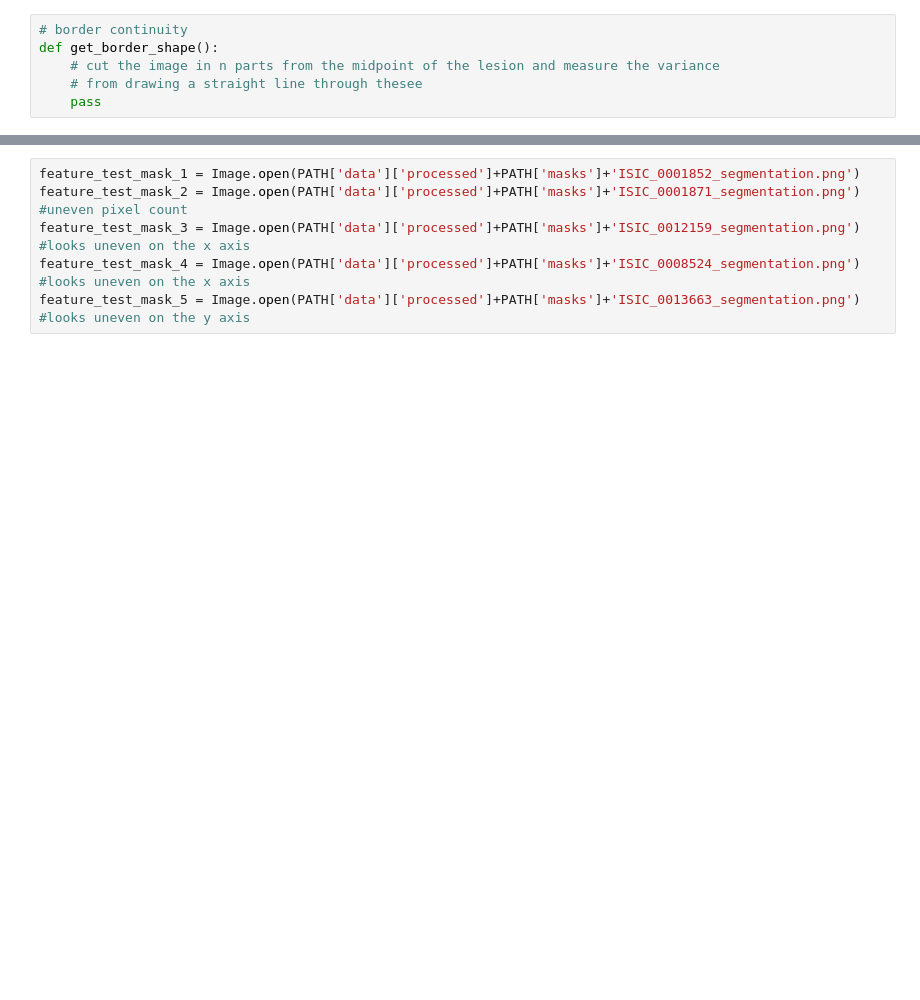
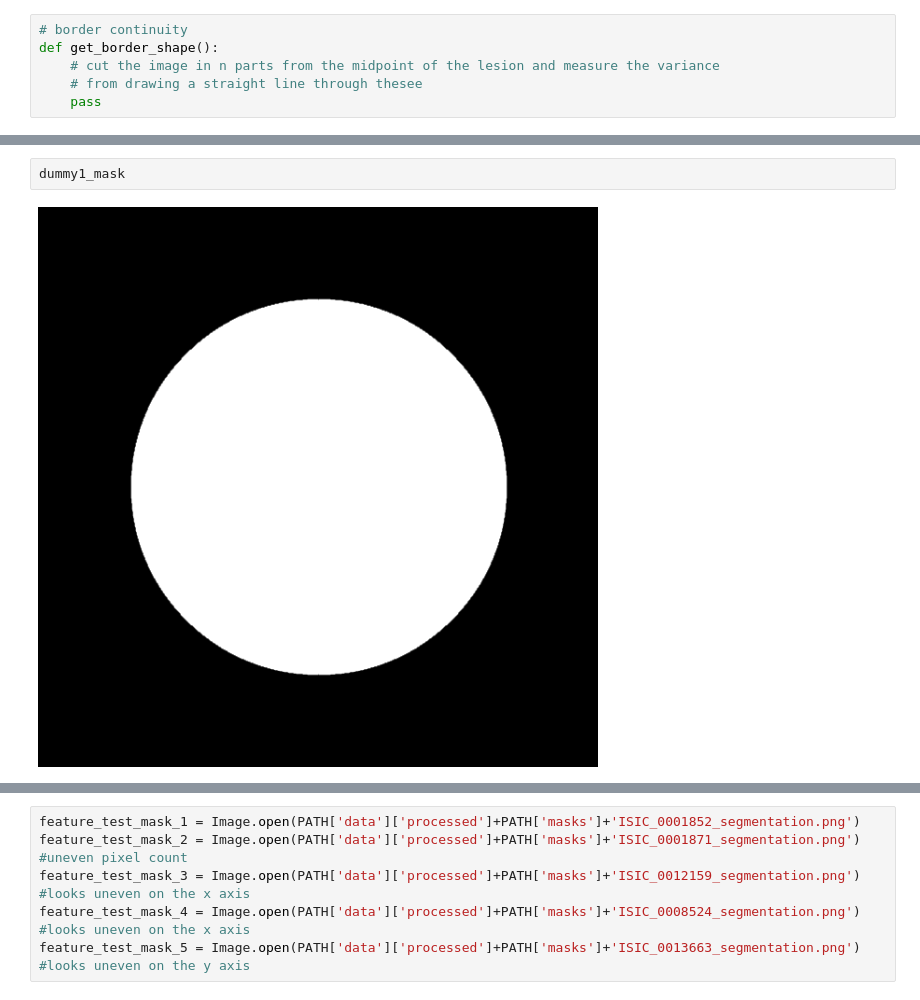
Before and after one commit to mikasenghaas/skin-lesion-detection, a Jupyter notebook: notebooks/project3.ipynb, the cells around one changed output, grey strips where cells are left out. Cells and saved outputs as stored; diff of their text form; blank space fills up the shorter version.

```diff
--- a/notebooks/project3.ipynb
+++ b/notebooks/project3.ipynb
@@ -453,0 +477,4 @@ unicolor = 0
+# %%
+dummy1_mask
+# %% [output]
+[figure, added]
```
Also changed, not shown: parts of 54 cells of this notebook, 25 other files.
